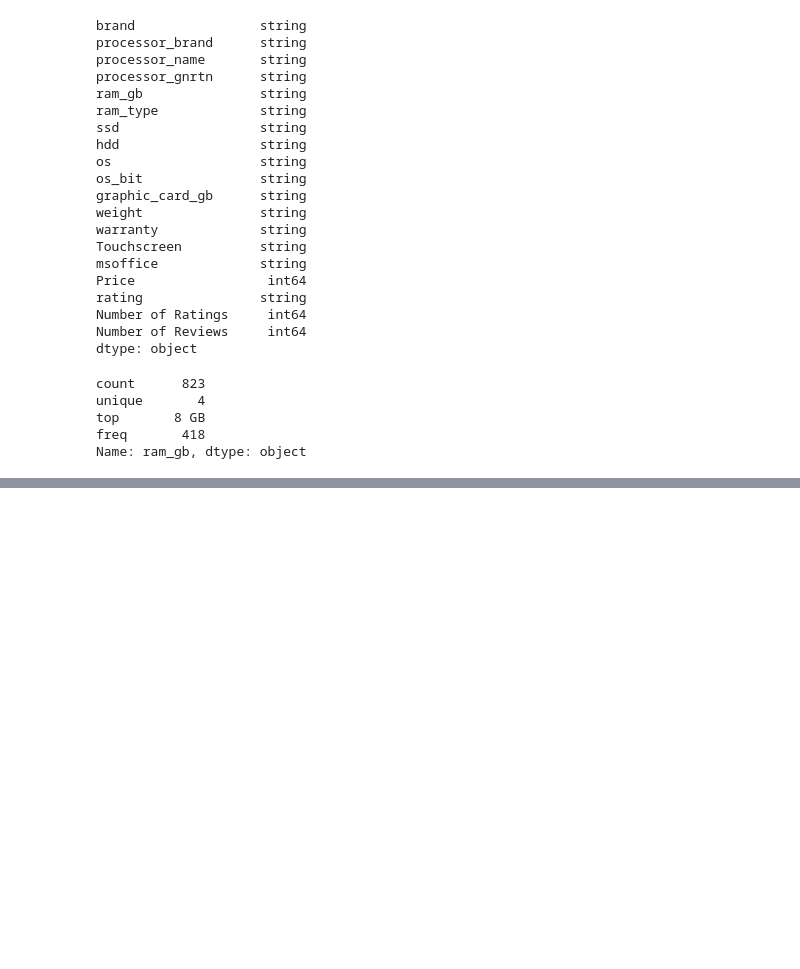
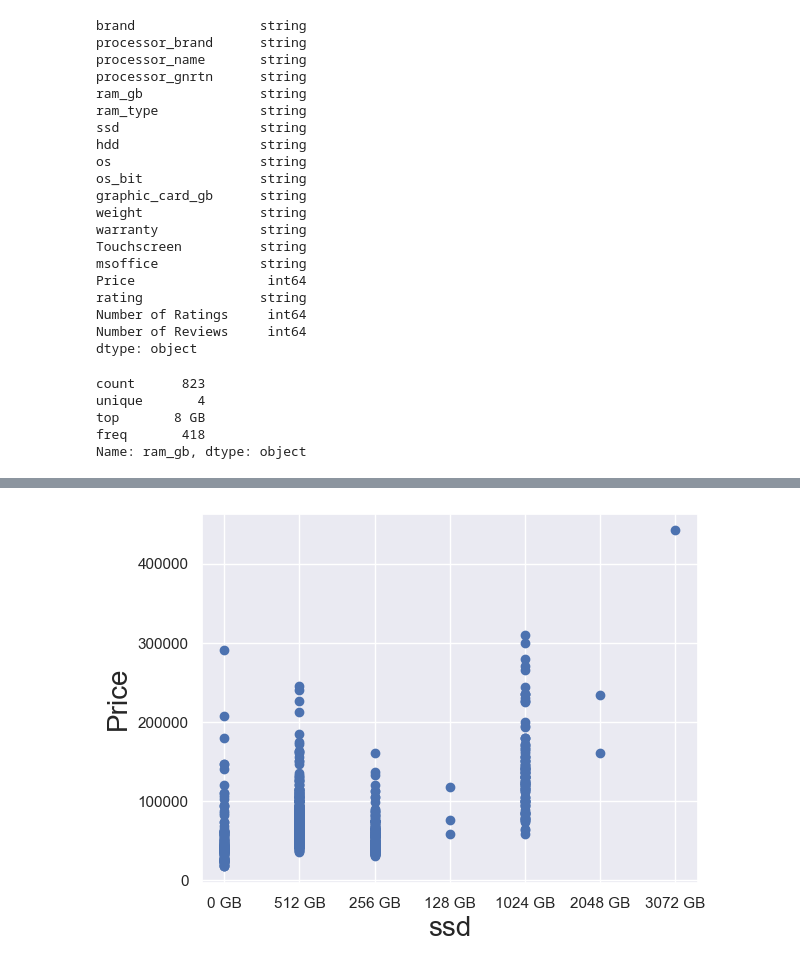
Before and after one commit to gersonsantos/Laptop_Prices-GH, a Jupyter notebook: Data_prep.ipynb, the cells around one changed output, grey strips where cells are left out. Saved outputs shown, nothing was run; the diff lists cells and outputs as text; code cells hidden in the pictures; blank space fills up the shorter version.

```diff
--- a/Data_prep.ipynb
+++ b/Data_prep.ipynb
@@ -85,0 +148,7 @@ Name: ram_gb, dtype: object
+# %%
+plt.scatter(typed_df['ssd'],typed_df['Price'])
+plt.xlabel('ssd',fontsize=20)
+plt.ylabel('Price',fontsize=20)
+plt.show()
+# %% [output]
+[figure, added]
```
Also changed, not shown: parts of 5 cells of this notebook.
